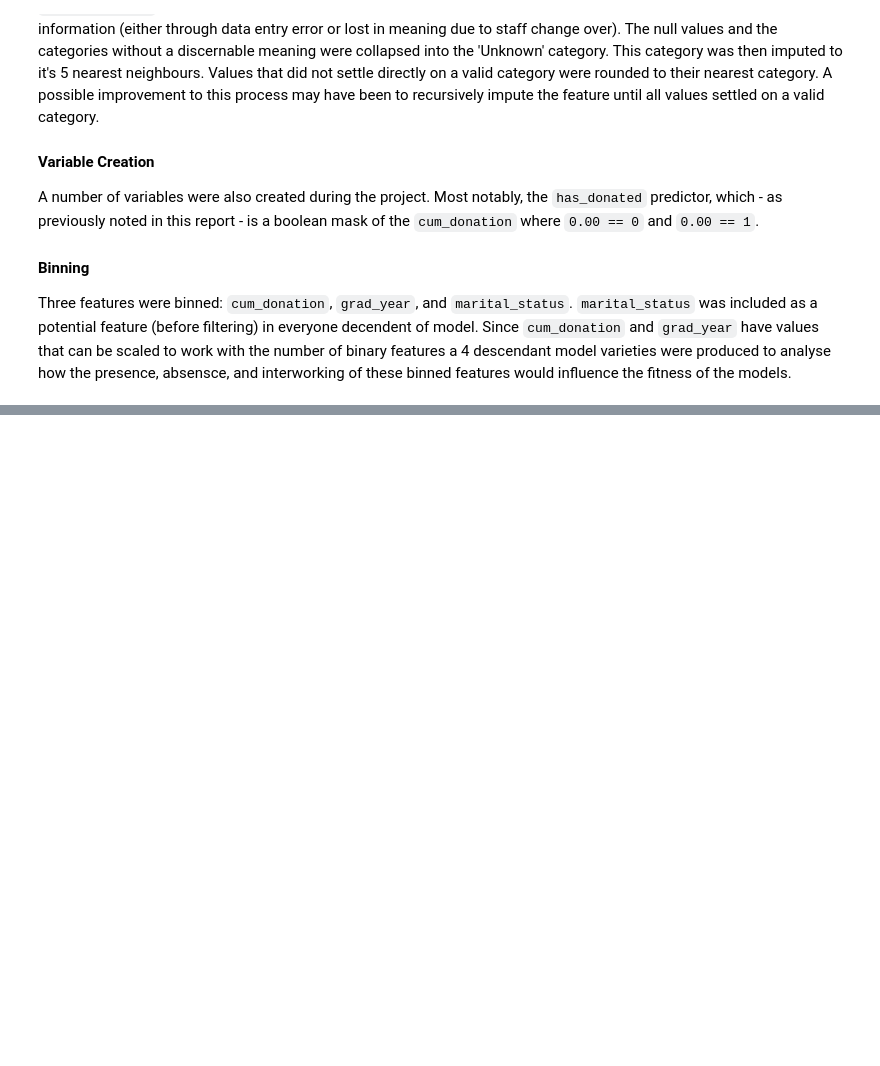
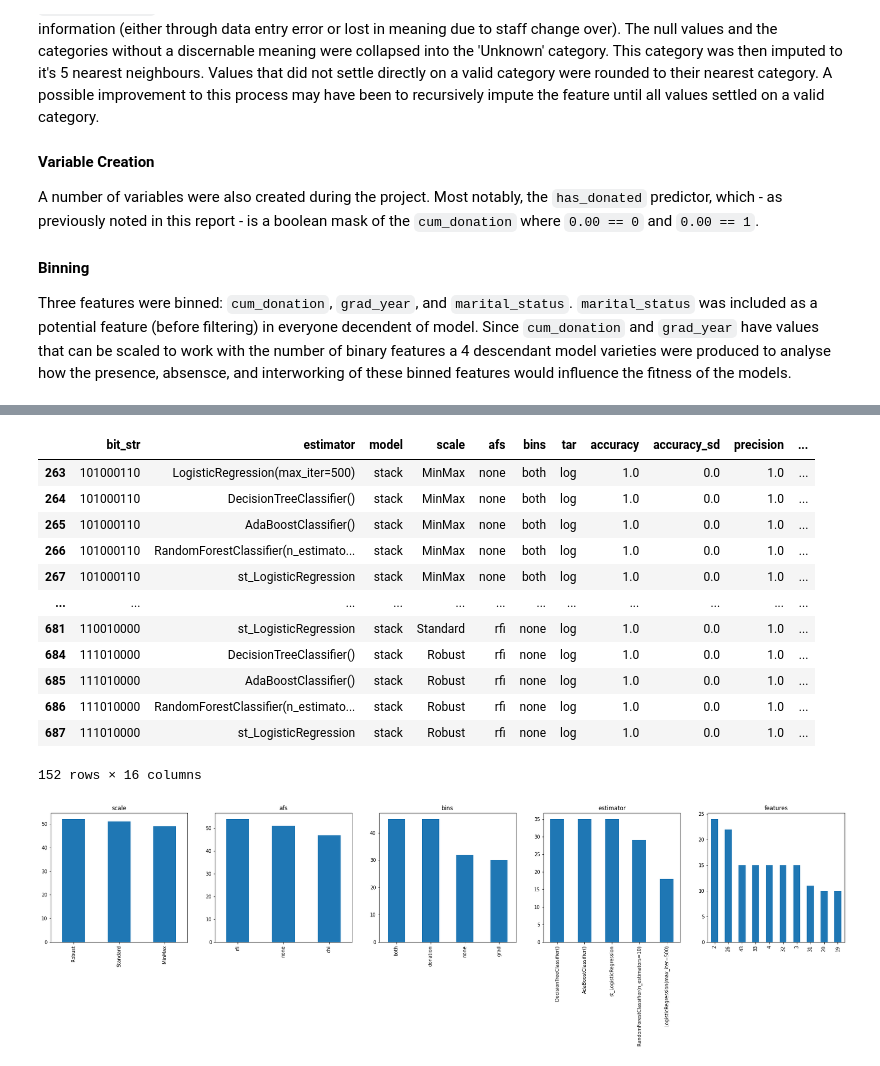
Before and after one commit to jrobio/assignment2, a Jupyter notebook: notebooks/assignment2.ipynb, the cells around one changed output, grey strips where cells are left out. Drawn from its saved outputs; the diff is of its cells as text; code cells hidden in the pictures; blank space fills up the shorter version.

```diff
--- a/notebooks/assignment2.ipynb
+++ b/notebooks/assignment2.ipynb
@@ -1163,5 +1151,0 @@ Models without scaling will be filtered from the population due to a deficiency
-# %%
-exp = '\d00\d{6}'
-models_df = models_df.T.reset_index()
-models_df = models_df[~models_df.level_0.str.match(exp)]
-models_df
@@ -1185,3 +1151,0 @@ There are 108 models with only 1 feature considered significant in predicting th
-# %%
-models_df = models_df[models_df['feature count']>1]
-models
@@ -1242,0 +1161,2 @@ eval_lin_cv = models_df.T.filter(regex=exp, axis=0)[measures_list]
+# %%
+models_df = models_df[~(models_df['scale']=='none')]
@@ -1242,0 +1166,2 @@ eval_lin_cv = models_df.T.filter(regex=exp, axis=0)[measures_list]
+# %%
+models_df = models_df[models_df['features']>1]
@@ -1242,0 +1176,29 @@ eval_lin_cv = models_df.T.filter(regex=exp, axis=0)[measures_list]
+# %%
+measures_list = ['bit_str','estimator','model','scale','afs','bins','tar',
+                 'accuracy','accuracy_sd','precision','precision_sd','recall',
+                 'recall_sd','f1','f1_sd','features']
+
+models_df_st_log = models_df[models_df['tar'] == 'log'][measures_list]
+models_df_log_top = models_df_st_log[(models_df_st_log['accuracy'] == 1.0) & (models_df_st_log['precision'] == 1.0) & (models_df_st_log['recall'] == 1.0) & (models_df_st_log['f1'] == 1.0)]
+
+fig,axes = plt.subplots(nrows=1,ncols=5,figsize=(30,5))
+bins = ['scale','afs','bins','estimator','features']
+for bin,ax in zip(bins,axes.ravel()):
+    models_df_log_top[bin].value_counts().plot.bar(ax=ax, title=bin)
+
+models_df_log_top
+# %% [output]
+|  | bit_str | estimator | model | scale | afs | bins | tar | accuracy | accuracy_sd | precision | ... |
+| 263 | 101000110 | LogisticRegression(max_iter=500) | stack | MinMax | none | both | log | 1.0 | 0.0 | 1.0 | ... |
+| 264 | 101000110 | DecisionTreeClassifier() | stack | MinMax | none | both | log | 1.0 | 0.0 | 1.0 | ... |
+| 265 | 101000110 | AdaBoostClassifier() | stack | MinMax | none | both | log | 1.0 | 0.0 | 1.0 | ... |
+| 266 | 101000110 | RandomForestClassifier(n_estimato... | stack | MinMax | none | both | log | 1.0 | 0.0 | 1.0 | ... |
+| 267 | 101000110 | st_LogisticRegression | stack | MinMax | none | both | log | 1.0 | 0.0 | 1.0 | ... |
+| ... | ... | ... | ... | ... | ... | ... | ... | ... | ... | ... | ... |
+| 681 | 110010000 | st_LogisticRegression | stack | Standard | rfi | none | log | 1.0 | 0.0 | 1.0 | ... |
+| 684 | 111010000 | DecisionTreeClassifier() | stack | Robust | rfi | none | log | 1.0 | 0.0 | 1.0 | ... |
+| 685 | 111010000 | AdaBoostClassifier() | stack | Robust | rfi | none | log | 1.0 | 0.0 | 1.0 | ... |
+| 686 | 111010000 | RandomForestClassifier(n_estimato... | stack | Robust | rfi | none | log | 1.0 | 0.0 | 1.0 | ... |
+| 687 | 111010000 | st_LogisticRegression | stack | Robust | rfi | none | log | 1.0 | 0.0 | 1.0 | ... |
+152 rows × 16 columns
+[figure, added]
```
Also changed, not shown: parts of 77 cells of this notebook.
